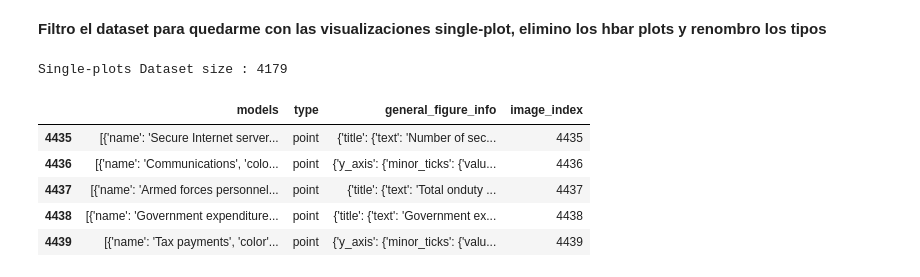
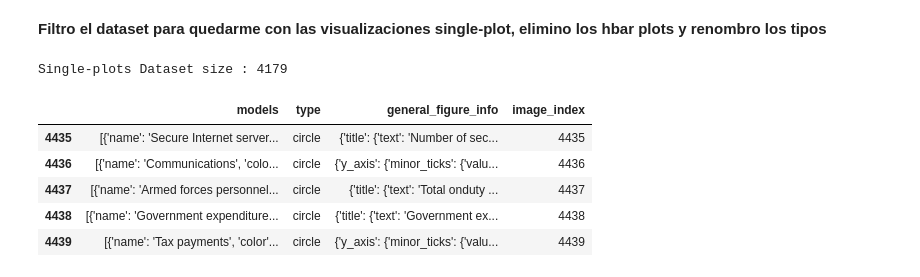
Before and after one commit to LIA-DiTella/visdecode, a Jupyter notebook: eurographics/plotqa_generator.ipynb, the cells around one changed output. Saved outputs shown, nothing was run; the diff lists cells and outputs as text; code cells hidden in the pictures.

```diff
--- a/eurographics/plotqa_generator.ipynb
+++ b/eurographics/plotqa_generator.ipynb
@@ -23,17 +23,17 @@ Plots Dataset size : 33657
 **Filtro el dataset para quedarme con las visualizaciones single-plot, elimino los hbar plots y renombro los tipos**
 # %%
 single_plots = plots[plots['models'].apply(lambda x: len(x) == 1)].copy()
-single_plots.loc[:, "type"] = single_plots["type"].map({"dot_line": "point", "vbar_categorical": "bar", "line": "line"})
+single_plots.loc[:, "type"] = single_plots["type"].map({"dot_line": "circle", "vbar_categorical": "bar", "line": "line"})
 single_plots = single_plots.dropna(subset=["type"])
 
 print("Single-plots Dataset size :", len(single_plots))
 single_plots.head()
 # %% [output]
 Single-plots Dataset size : 4179
 |  | models | type | general_figure_info | image_index |
-| 4435 | [{'name': 'Secure Internet server... | point | {'title': {'text': 'Number of sec... | 4435 |
-| 4436 | [{'name': 'Communications', 'colo... | point | {'y_axis': {'minor_ticks': {'valu... | 4436 |
-| 4437 | [{'name': 'Armed forces personnel... | point | {'title': {'text': 'Total onduty ... | 4437 |
-| 4438 | [{'name': 'Government expenditure... | point | {'title': {'text': 'Government ex... | 4438 |
-| 4439 | [{'name': 'Tax payments', 'color'... | point | {'y_axis': {'minor_ticks': {'valu... | 4439 |
+| 4435 | [{'name': 'Secure Internet server... | circle | {'title': {'text': 'Number of sec... | 4435 |
+| 4436 | [{'name': 'Communications', 'colo... | circle | {'y_axis': {'minor_ticks': {'valu... | 4436 |
+| 4437 | [{'name': 'Armed forces personnel... | circle | {'title': {'text': 'Total onduty ... | 4437 |
+| 4438 | [{'name': 'Government expenditure... | circle | {'title': {'text': 'Government ex... | 4438 |
+| 4439 | [{'name': 'Tax payments', 'color'... | circle | {'y_axis': {'minor_ticks': {'valu... | 4439 |
 # %%
```
Also changed, not shown: parts of 8 cells of this notebook, 5 other files.
